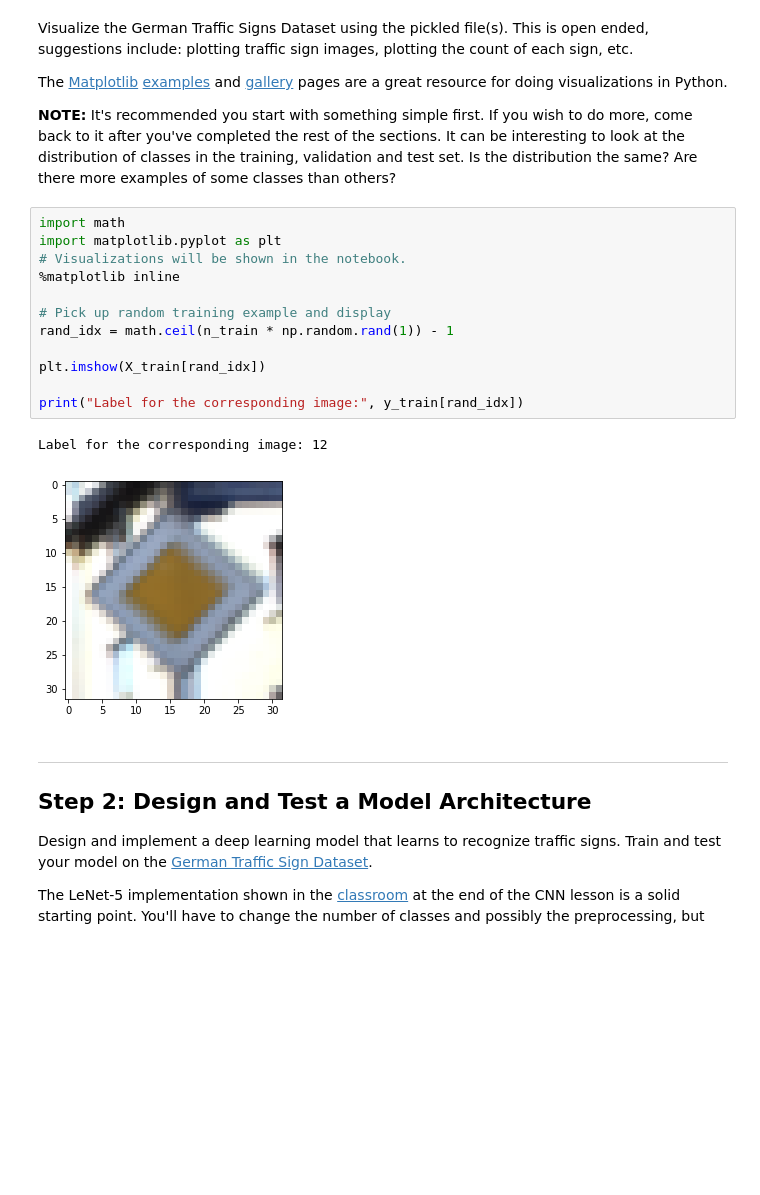
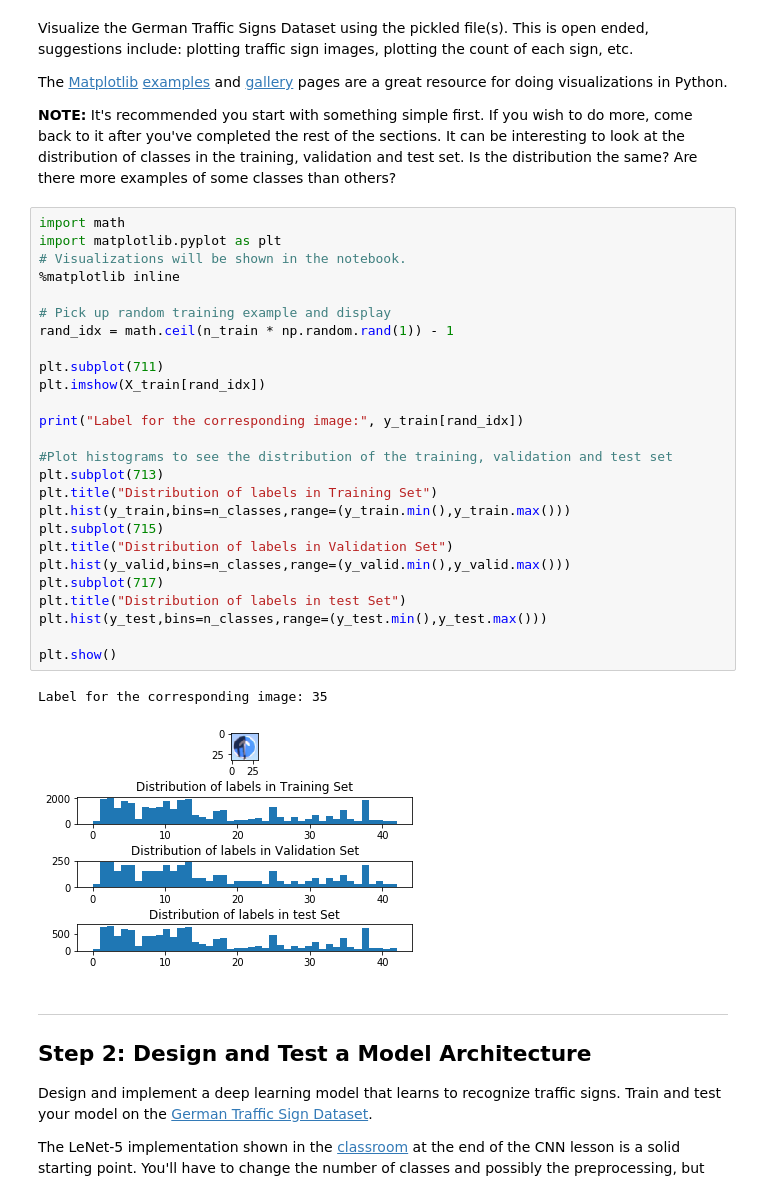
Before and after one commit to umeshpandey007/CarND-Traffic-Sign-Classifier-Project, a Jupyter notebook: Traffic_Sign_Classifier.ipynb, the cells around one changed output. Drawn from its saved outputs; the diff is of its cells as text; blank space fills up the shorter version.

Commit message:
Added histograms for Training, Validation and Test set

```diff
--- a/Traffic_Sign_Classifier.ipynb
+++ b/Traffic_Sign_Classifier.ipynb
@@ -96,18 +96,32 @@ The [Matplotlib](http://matplotlib.org/) [examples](http://matplotlib.org/exampl
 # %%
 import math
 import matplotlib.pyplot as plt
 # Visualizations will be shown in the notebook.
 %matplotlib inline
 
 # Pick up random training example and display
 rand_idx = math.ceil(n_train * np.random.rand(1)) - 1
 
+plt.subplot(711)
 plt.imshow(X_train[rand_idx])
 
 print("Label for the corresponding image:", y_train[rand_idx])
+
+#Plot histograms to see the distribution of the training, validation and test set
+plt.subplot(713)
+plt.title("Distribution of labels in Training Set")
+plt.hist(y_train,bins=n_classes,range=(y_train.min(),y_train.max()))
+plt.subplot(715)
+plt.title("Distribution of labels in Validation Set")
+plt.hist(y_valid,bins=n_classes,range=(y_valid.min(),y_valid.max()))
+plt.subplot(717)
+plt.title("Distribution of labels in test Set")
+plt.hist(y_test,bins=n_classes,range=(y_test.min(),y_test.max()))
+
+plt.show()
 # %% [output]
-Label for the corresponding image: 12
+Label for the corresponding image: 35
-[figure, old version]
+[figure, new version]
 # %% [markdown]
 ----
 
```
